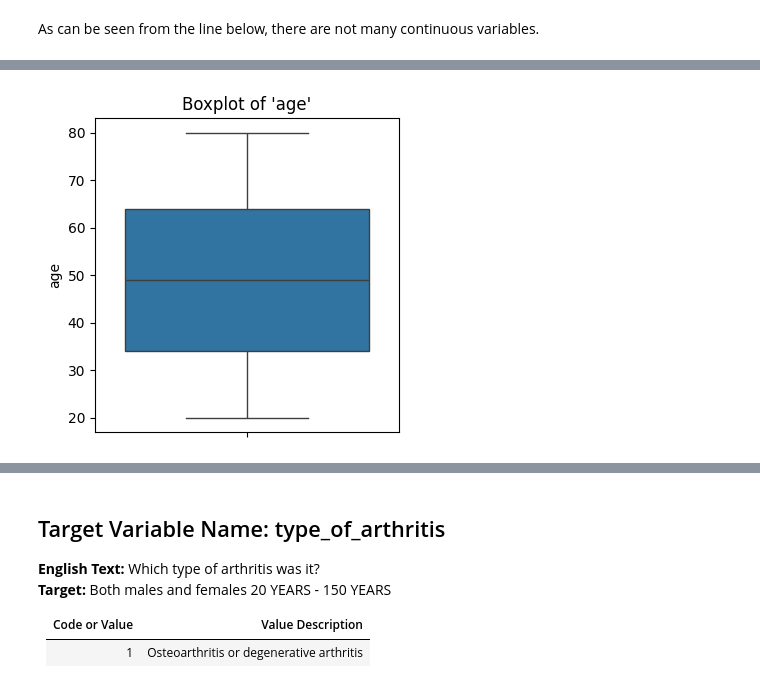
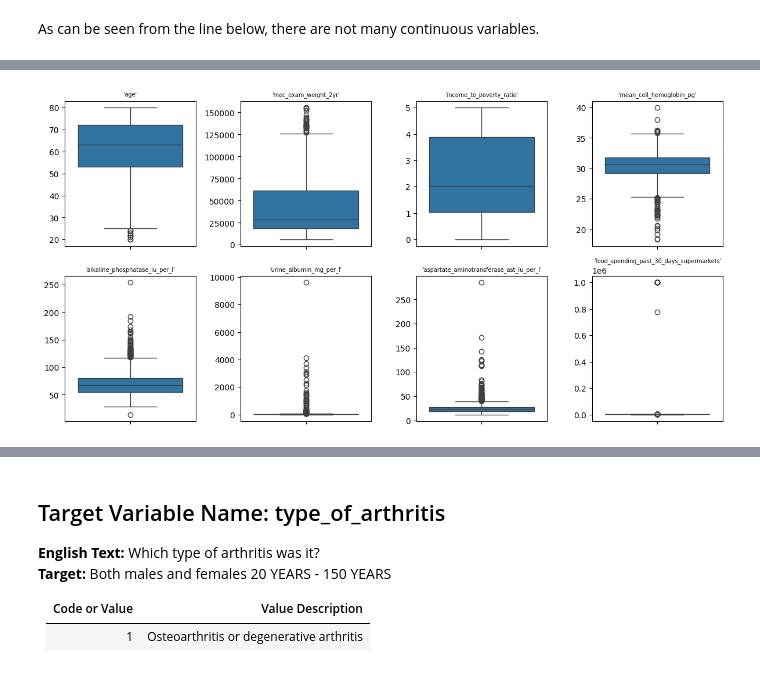
Before and after one commit to mikolajhilgert/jads-dm-project, a Jupyter notebook: Project Code.ipynb, the cells around one changed output, grey strips where cells are left out. Drawn from its saved outputs; the diff is of its cells as text; code cells hidden in the pictures.

```diff
--- a/Project Code.ipynb
+++ b/Project Code.ipynb
@@ -84,7 +96,6 @@ RANDOM_STATE = 0
 questionnaire_df = pd.read_csv("./data/questionnaire.csv", encoding='ISO-8859-1')
 
 # MCQ160A: Ever told you had arthritis
-# MCQ195: What type of arthritis
 filtered_questionnaire_df = questionnaire_df[questionnaire_df['MCQ160A'].notnull()]
 
 merged_df = filtered_questionnaire_df
@@ -95,6 +106,7 @@ for csv_file in ['demographic.csv', 'labs.csv', 'questionnaire.csv']:
         temp_df = pd.read_csv(f"./data/{csv_file}", encoding='ISO-8859-1')
         merged_df = pd.merge(merged_df, temp_df, on='SEQN', how='inner', suffixes=('', ''))
 
+merged_df = merged_df.drop_duplicates()
 merged_df
 # %% [output]
 |  | SEQN | ACD011A | ACD011B | ACD011C | ACD040 | ACD110 | ALQ101 | ALQ110 | ALQ120Q | ALQ120U | ALQ130 | ... |
@@ -205,6 +253,15 @@ mapping = {
     # Healthcare Utilization and Access
     "HUQ051": "doctor_visits_last_12_months",  # Frequency of healthcare visits may reflect disease severity or management.
     "HUQ071": "hospitalization_overnight_last_12_months",  # Indicates severe health episodes possibly related to arthritis complications.
+
+    # Added as of RF feature importance analysis, some have been removed due to being essentially being duplicate information
+    "WTMEC2YR": "mec_exam_weight_2yr",
+    "INDFMPIR": "income_to_poverty_ratio",
+    "LBXMCHSI": "mean_cell_hemoglobin_pg",
+    "LBXSAPSI": "alkaline_phosphatase_iu_per_l",
+    "URXUMS": "urine_albumin_mg_per_l",
+    "LBXSASSI": "aspartate_aminotransferase_ast_iu_per_l",
+    "CBD070": "food_spending_past_30_days_supermarkets",
 }
 # %%
 # Filter merged_df to only include columns in mapping, then rename them using the mapping dictionary
@@ -257,7 +314,7 @@ hospitalization_overnight_last_12_months       0
 dtype: int64
 # %%
 # # If they didnt have arthritis, we can fill the type of arthritis with 0
-df['type_of_arthritis'].fillna(0, inplace=True)
+# df['type_of_arthritis'].fillna(0, inplace=True)
 # If they didnt break a bone after 20, we can fill the type of arthritis with 0
 df['broke_bone_after_20'].fillna(0, inplace=True)
 # %%
@@ -268,7 +328,11 @@ df = df.dropna()
 # %% [markdown]
 As can be seen from the line below, there are not many continuous variables.
 # %%
-continuous_columns = ['age']
+continuous_columns = ["age", "mec_exam_weight_2yr", "income_to_poverty_ratio",
+                      "mean_cell_hemoglobin_pg", "alkaline_phosphatase_iu_per_l",
+                      "urine_albumin_mg_per_l", "aspartate_aminotransferase_ast_iu_per_l",
+                      "food_spending_past_30_days_supermarkets"]
+
 categorical_columns = df.columns.difference(continuous_columns)
 # %%
 # Numerical Pairplot according to response variable
@@ -279,19 +343,20 @@ plt.show()
 # %%
-def create_boxplots(df, columns, rows=2, cols=2):
-    fig, axes = plt.subplots(rows, cols, figsize=(7, 7))
+def create_boxplots(df, columns, rows=4, cols=4):
+    fig, axes = plt.subplots(rows, cols, figsize=(12, 12))
     axes = axes.flatten()
 
     for i, column in enumerate(columns):
         sns.boxplot(data=df, y=column, ax=axes[i])
-        axes[i].set_title(f"Boxplot of '{column}'")
+        axes[i].set_title(f"'{column}'", fontsize=7)
+        axes[i].set_ylabel('')
 
     # Remove any empty subplots if there are fewer columns than grid spaces
     for j in range(i + 1, rows * cols):
         fig.delaxes(axes[j])
 
     plt.tight_layout()
     plt.show()
 
 create_boxplots(df, continuous_columns)
 # %% [output]
-[figure, old version]
+[figure, new version]
```
Also changed, not shown: parts of 15 cells of this notebook, 1 other file.
